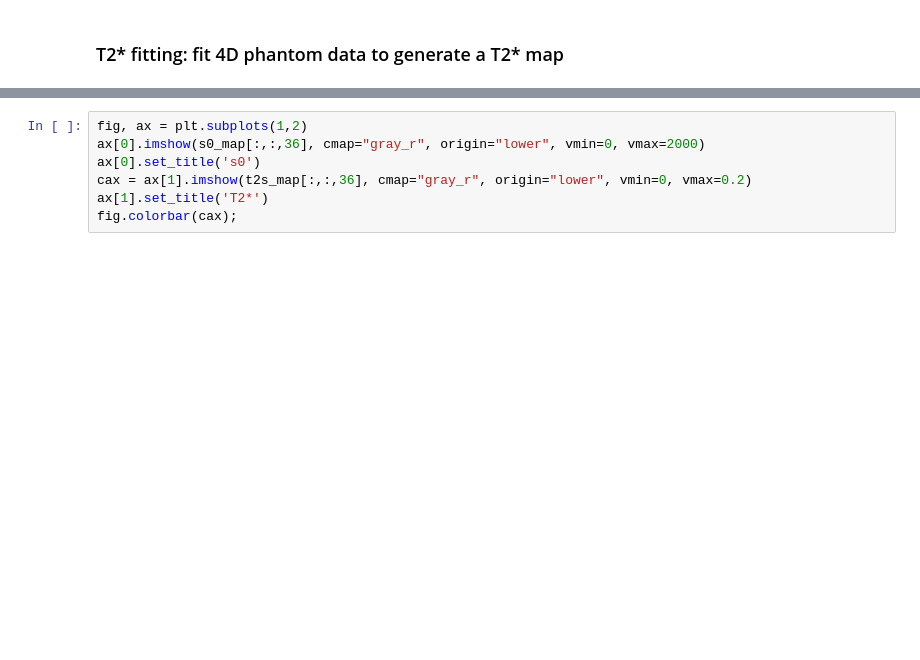
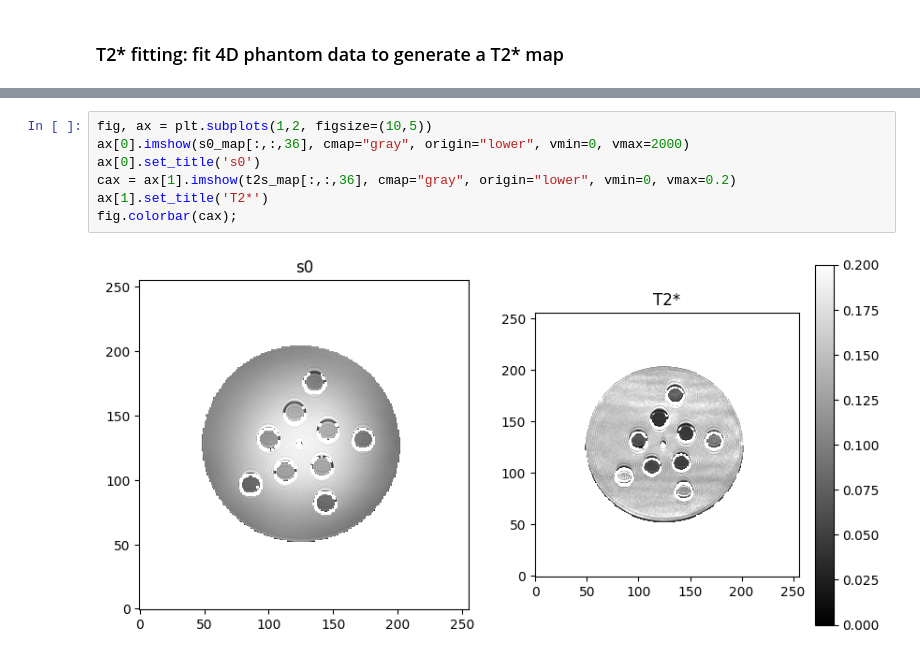
Before and after one commit to mjt320/SEPAL, a Jupyter notebook: demo/demo_fit_t2s.ipynb, the cells around one changed output, grey strips where cells are left out. Drawn from its saved outputs; the diff is of its cells as text; blank space fills up the shorter version.

```diff
--- a/demo/demo_fit_t2s.ipynb
+++ b/demo/demo_fit_t2s.ipynb
@@ -69,7 +64,9 @@ TerminatedWorkerError: A worker process managed by the executor was unexpectedly
 # %%
-fig, ax = plt.subplots(1,2)
-ax[0].imshow(s0_map[:,:,36], cmap="gray_r", origin="lower", vmin=0, vmax=2000)
+fig, ax = plt.subplots(1,2, figsize=(10,5))
+ax[0].imshow(s0_map[:,:,36], cmap="gray", origin="lower", vmin=0, vmax=2000)
 ax[0].set_title('s0')
-cax = ax[1].imshow(t2s_map[:,:,36], cmap="gray_r", origin="lower", vmin=0, vmax=0.2)
+cax = ax[1].imshow(t2s_map[:,:,36], cmap="gray", origin="lower", vmin=0, vmax=0.2)
 ax[1].set_title('T2*')
 fig.colorbar(cax);
+# %% [output]
+[figure, added]
```
Also changed, not shown: parts of 3 cells of this notebook, 9 other files.
